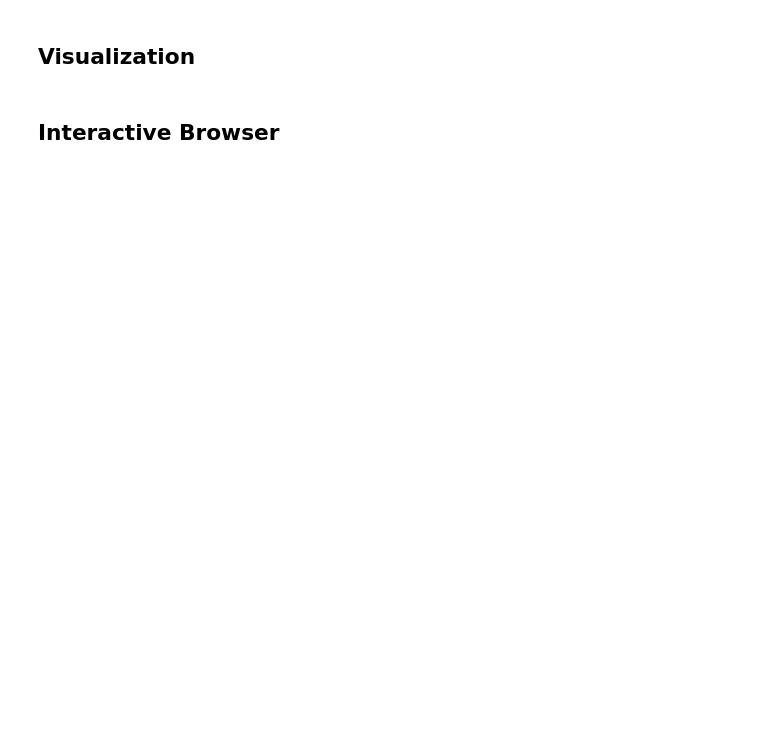
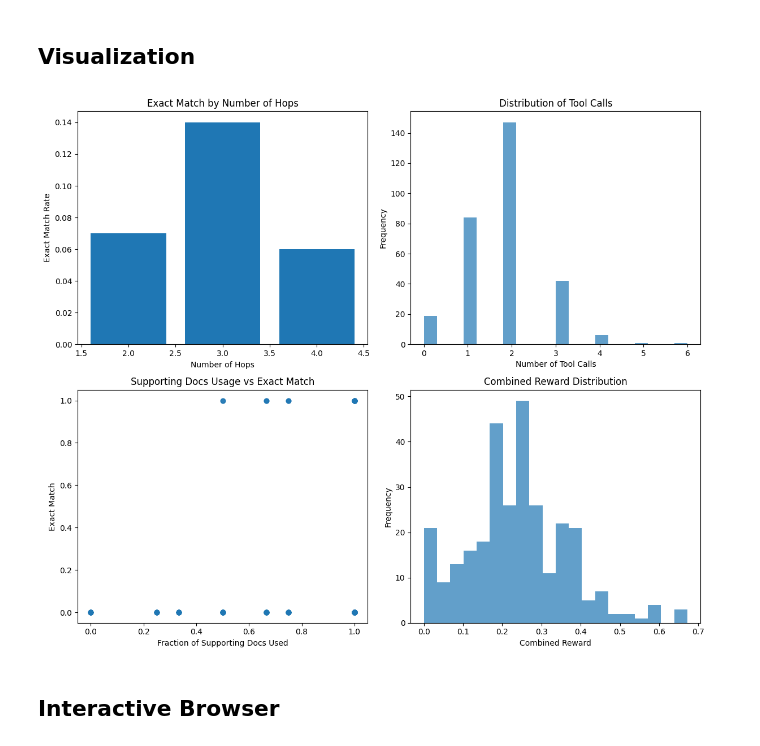
Before and after one commit to bdsaglam/rlvr, a Jupyter notebook: nbs/inspect_results.ipynb, the cells around one changed output. Drawn from its saved outputs; the diff is of its cells as text; code cells hidden in the pictures; blank space fills up the shorter version.

```diff
--- a/nbs/inspect_results.ipynb
+++ b/nbs/inspect_results.ipynb
@@ -155,34 +238,36 @@ print_summary_stats(df)
 # %%
 # Performance by number of hops
 fig, axes = plt.subplots(2, 2, figsize=(12, 10))
 
 # Exact match by hops
 hop_performance = df.groupby('n_hops')['exact_match'].mean()
 axes[0,0].bar(hop_performance.index, hop_performance.values)
 axes[0,0].set_title('Exact Match by Number of Hops')
 axes[0,0].set_xlabel('Number of Hops')
 axes[0,0].set_ylabel('Exact Match Rate')
 
 # Tool calls distribution
 axes[0,1].hist(df['n_tool_calls'], bins=20, alpha=0.7)
 axes[0,1].set_title('Distribution of Tool Calls')
 axes[0,1].set_xlabel('Number of Tool Calls')
 axes[0,1].set_ylabel('Frequency')
 
 # Supporting docs usage vs performance
 axes[1,0].scatter(df['used_supporting_docs'], df['exact_match'], alpha=0.6)
 axes[1,0].set_title('Supporting Docs Usage vs Exact Match')
 axes[1,0].set_xlabel('Fraction of Supporting Docs Used')
 axes[1,0].set_ylabel('Exact Match')
 
 # Reward distribution
-axes[1,1].hist(df['reward'], bins=20, alpha=0.7)
-axes[1,1].set_title('Reward Distribution')
-axes[1,1].set_xlabel('Reward')
+axes[1,1].hist(df['combined_reward'], bins=20, alpha=0.7)
+axes[1,1].set_title('Combined Reward Distribution')
+axes[1,1].set_xlabel('Combined Reward')
 axes[1,1].set_ylabel('Frequency')
 
 plt.tight_layout()
 plt.show()
+# %% [output]
+[figure, added]
 # %% [markdown]
 ## Interactive Browser
 # %%
```
Also changed, not shown: parts of 13 cells of this notebook.
